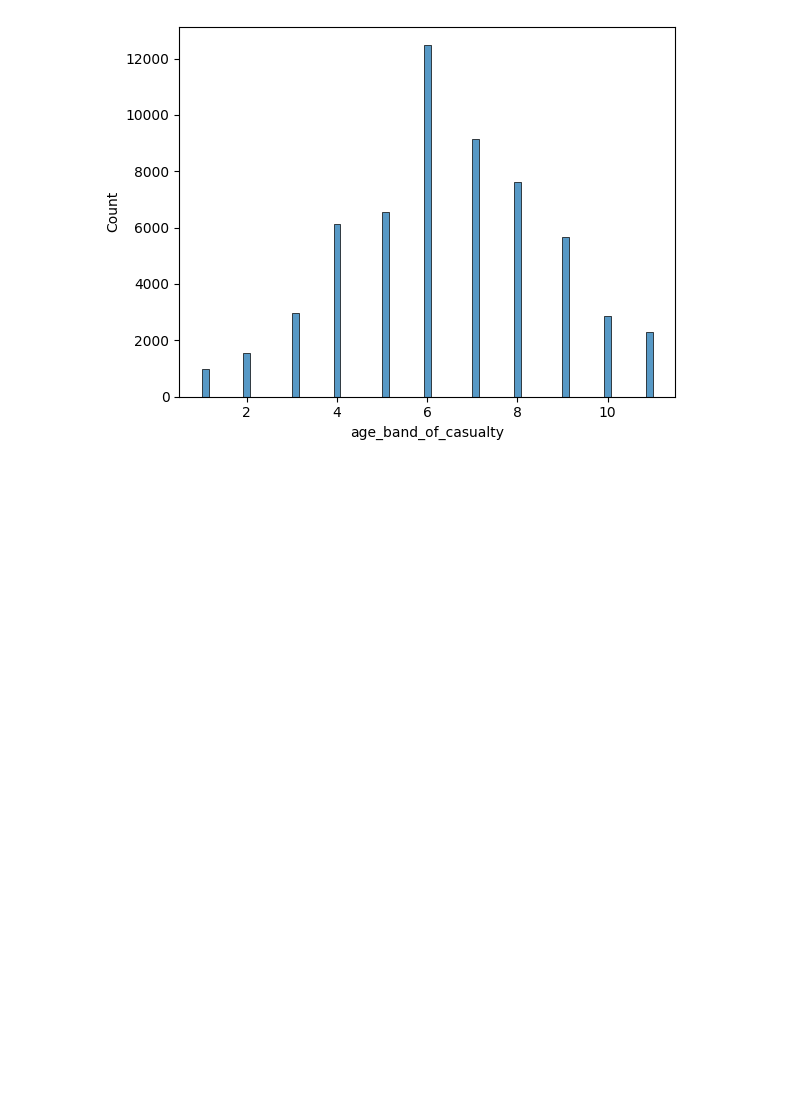
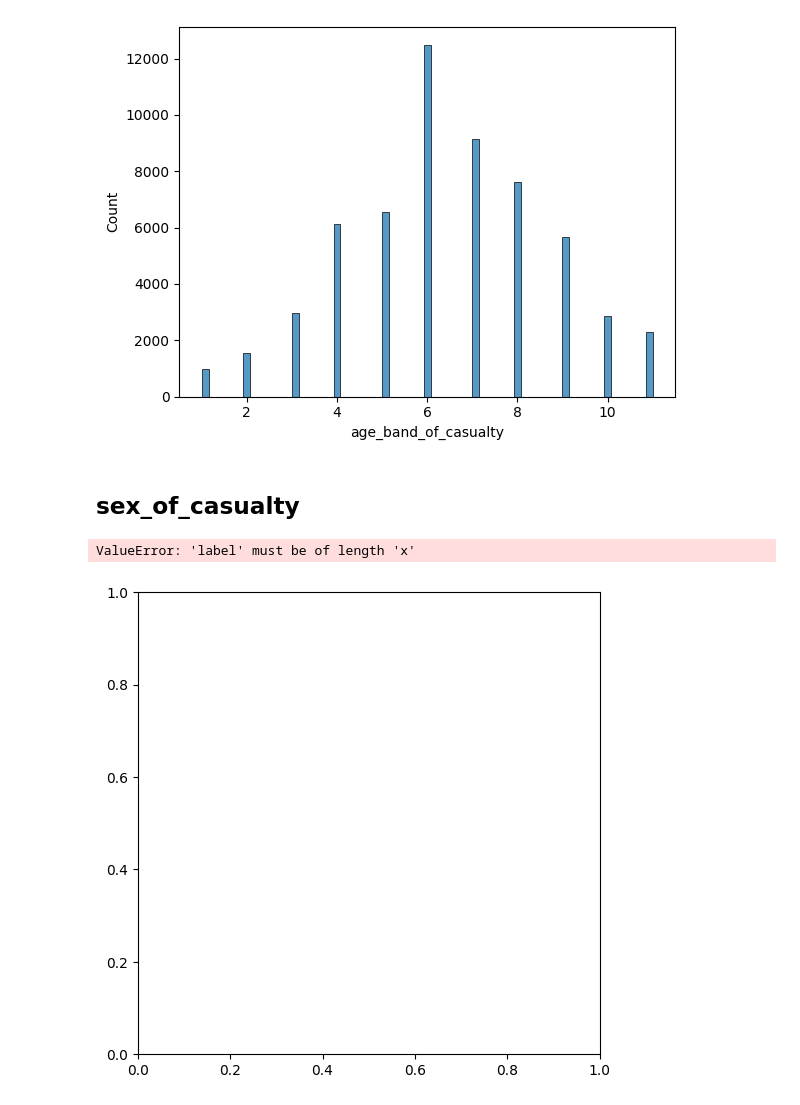
Before and after one commit to ali78efi/accidents_data_analyzing, a Jupyter notebook: accident_analys.ipynb, the cells around one changed output. Drawn from its saved outputs; the diff is of its cells as text; code cells hidden in the pictures; blank space fills up the shorter version.

Commit message:
sex_of_casualty analyzed

```diff
--- a/accident_analys.ipynb
+++ b/accident_analys.ipynb
@@ -498,3 +498,19 @@ sns.histplot(data.age_band_of_casualty)
 # %% [output]
 <Axes: xlabel='age_band_of_casualty', ylabel='Count'>
 [figure]
+# %% [markdown]
+## sex_of_casualty
+# %%
+# Count the occurrences of each sex_of_casualty
+sex_of_casualty_counts = df['sex_of_casualty'].value_counts()
+
+# Plotting the pie chart
+plt.figure(figsize=(8, 6))
+plt.pie(sex_of_casualty_counts, labels=casualty_reference_counts.index, autopct='%1.1f%%', startangle=140)
+plt.title('sex_of_casualty')
+plt.axis('equal')
+# Equal aspect ratio ensures that pie is drawn as a circle.
+plt.show()
+# %% [output]
+ValueError: 'label' must be of length 'x'
+[figure, added]
```
